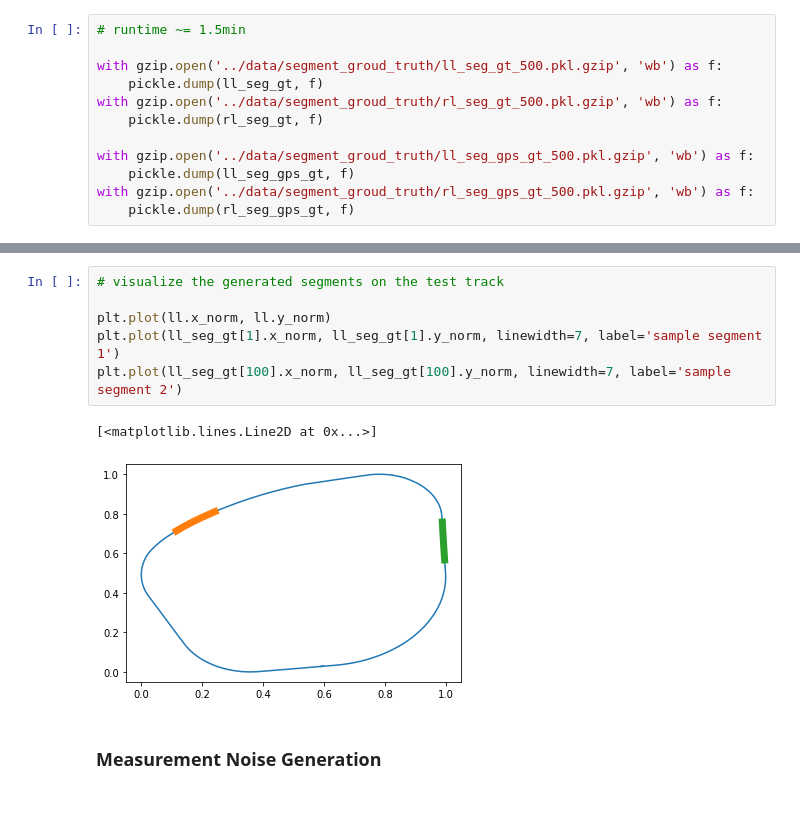
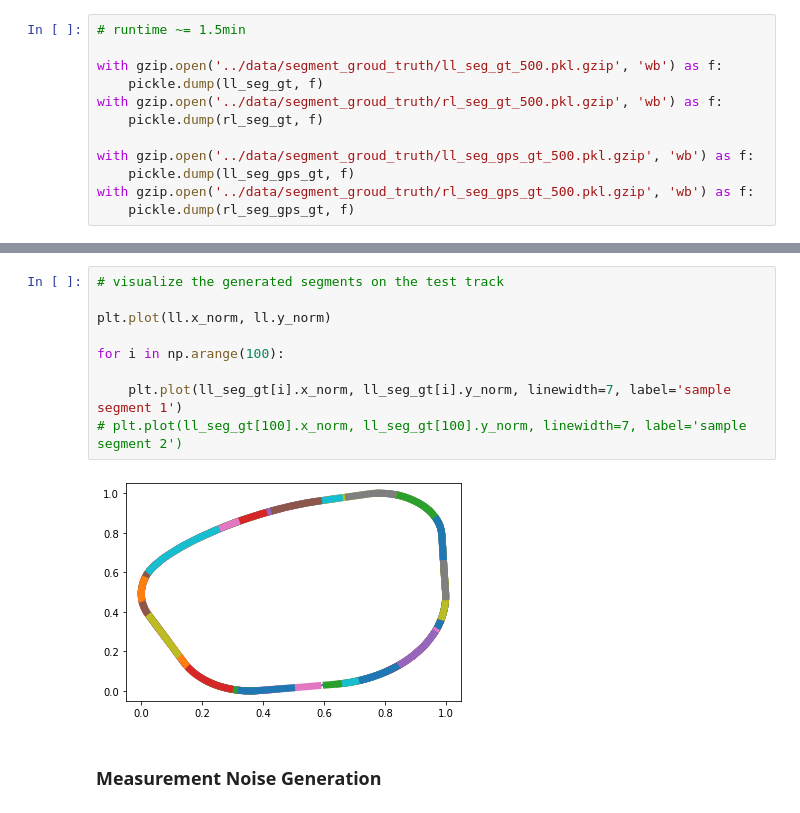
Before and after one commit to jarviskroos7/PATH_vehicle_localization, a Jupyter notebook: code/segment_generation.ipynb, the cells around one changed output, grey strips where cells are left out. Saved outputs shown, nothing was run; the diff lists cells and outputs as text.

```diff
--- a/code/segment_generation.ipynb
+++ b/code/segment_generation.ipynb
@@ -200,12 +200,14 @@ ll_seg_gt[0].head()
 # %%
 # visualize the generated segments on the test track
 
 plt.plot(ll.x_norm, ll.y_norm)
-plt.plot(ll_seg_gt[1].x_norm, ll_seg_gt[1].y_norm, linewidth=7, label='sample segment 1')
-plt.plot(ll_seg_gt[100].x_norm, ll_seg_gt[100].y_norm, linewidth=7, label='sample segment 2')
+
+for i in np.arange(100):
+
+    plt.plot(ll_seg_gt[i].x_norm, ll_seg_gt[i].y_norm, linewidth=7, label='sample segment 1')
+# plt.plot(ll_seg_gt[100].x_norm, ll_seg_gt[100].y_norm, linewidth=7, label='sample segment 2')
 # %% [output]
-[<matplotlib.lines.Line2D at 0x...>]
-[figure, old version]
+[figure, new version]
 # %% [markdown]
 ### Measurement Noise Generation
 # %%
```
Also changed, not shown: 5 other files.
